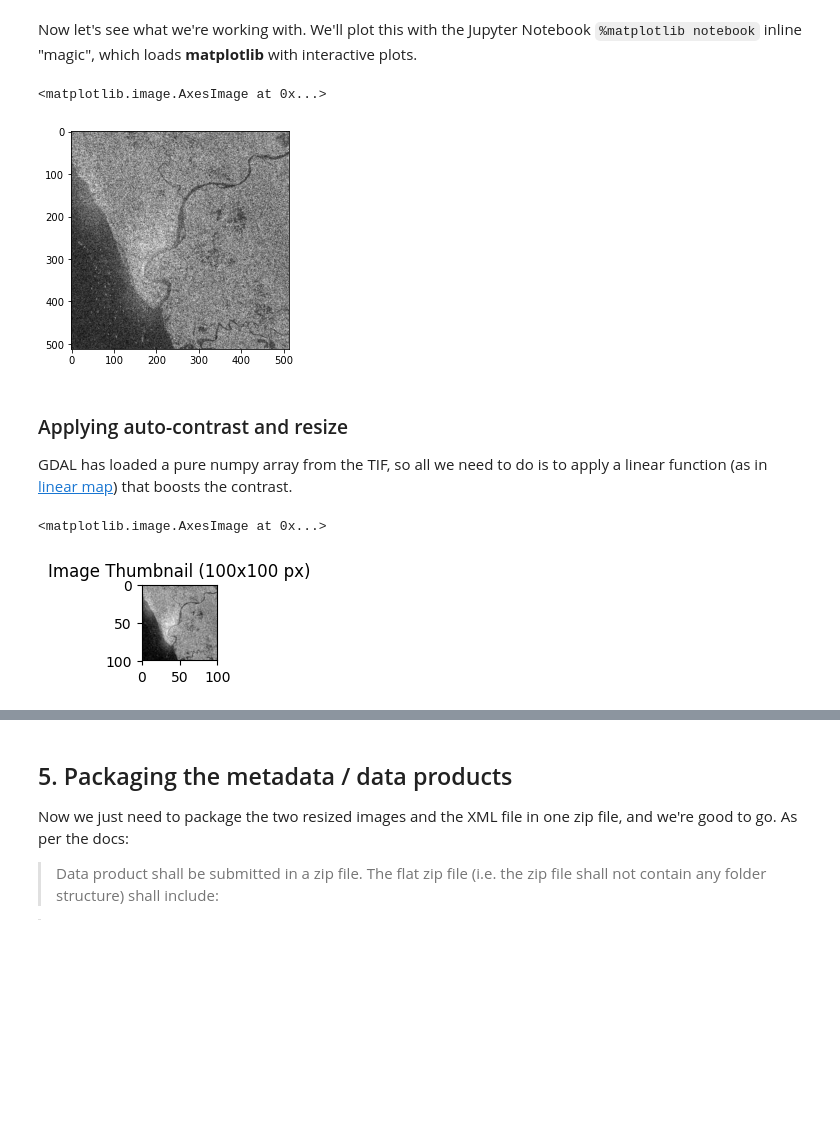
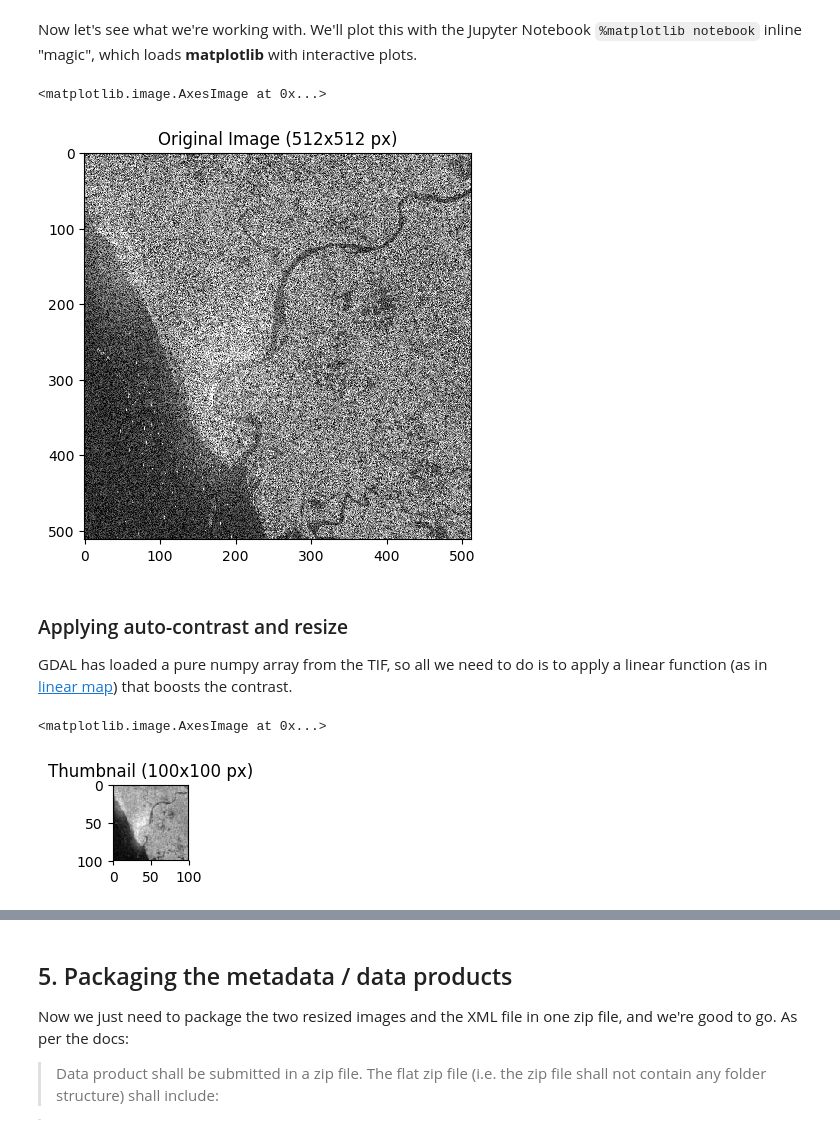
Before and after one commit to leblancfg/handling_large_images, a Jupyter notebook: charter_metadata.ipynb, the cells around one changed output, grey strips where cells are left out. Drawn from its saved outputs; the diff is of its cells as text; code cells hidden in the pictures; blank space fills up the shorter version.

```diff
--- a/charter_metadata.ipynb
+++ b/charter_metadata.ipynb
@@ -297,14 +310,16 @@ Image file size:  256.49 kB
 Now let's see what we're working with. We'll plot this with the Jupyter Notebook `%matplotlib notebook` inline "magic", which loads **matplotlib** with interactive plots.
 # %%
 %matplotlib inline
-
 import matplotlib.pyplot as plt
 import numpy as np
 
-plt.imshow(np.asarray(raster), cmap='gray', interpolation='bilinear')
+# Make sure sizing is right
+plt.figure(figsize=(5.12, 5.12), dpi=100)
+plt.title('Original Image (512x512 px)')
+plt.imshow(np.asarray(raster), cmap='gray')
 # %% [output]
 <matplotlib.image.AxesImage at 0x...>
-[figure, old version]
+[figure, new version]
 # %% [markdown]
 ### Applying auto-contrast and resize
 GDAL has loaded a pure numpy array from the TIF, so all we need to do is to apply a linear function (as in [linear map](https://en.wikipedia.org/wiki/Linear_map)) that boosts the contrast.
@@ -319,7 +334,7 @@ def resize_and_contrast(file_in, file_out, resize=None):
     Args:
         file_in: Filename of the image to be converted
         file_out: Output filename
-        resize: Output size of the image (px), default=512
+        resize: Output size of the image (px), default=512 px
     Returns:
         None
 
@@ -329,16 +344,17 @@ def resize_and_contrast(file_in, file_out, resize=None):
         size = (resize, resize)
 
         image = Image.open(file_in)
-
-        if resize:
-            # Apply some blur to smooth out pixels
-            image = image.filter(ImageFilter.GaussianBlur(radius=0.75))
-            # Resize the image to `size`
-            image.thumbnail(size, resample=Image.LANCZOS)
+        # Apply some blur to slightly smooth out pixels
+        image = image.filter(ImageFilter.GaussianBlur(radius=0.5))
         # Apply some more contrast
         contrast = ImageEnhance.Contrast(image)
         image = contrast.enhance(1.5)
 
+        if resize:
+            # Resize the image to `size`
+            image.thumbnail(size, resample=Image.BICUBIC)
+            # More blur
+            image = image.filter(ImageFilter.GaussianBlur(radius=0.5))
         image.save(file_out, format=None)
     except IOError:
         print('Cannot resize', file_in, 'to', file_out)
@@ -349,8 +365,8 @@ resize_and_contrast(file, thumbnail_filename, resize=100)
 # See what the thumbnail looks like
 thumbnail = Image.open(thumbnail_filename, 'r')
 plt.figure(figsize=(1, 1), dpi=100)
-plt.title('Image Thumbnail (100x100 px)')
-plt.imshow(np.asarray(thumbnail), cmap='gray', interpolation='bilinear')
+plt.title('Thumbnail (100x100 px)')
+plt.imshow(np.asarray(thumbnail), cmap='gray')
 # %% [output]
 <matplotlib.image.AxesImage at 0x...>
-[figure, old version]
+[figure, new version]
```
Also changed, not shown: parts of 11 cells of this notebook, 6 other files.
